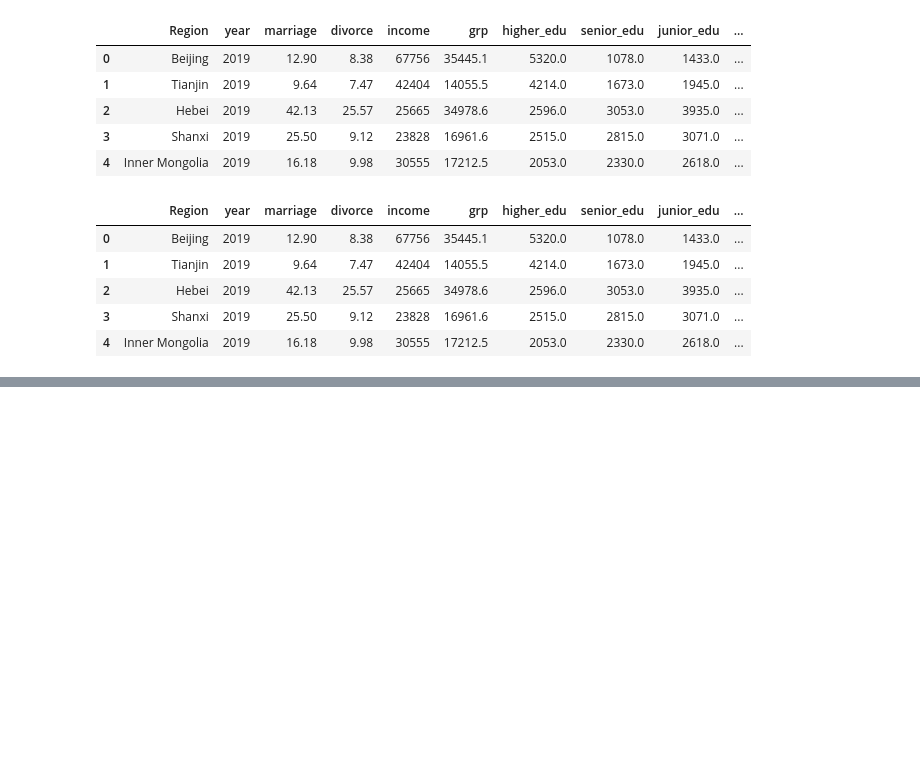
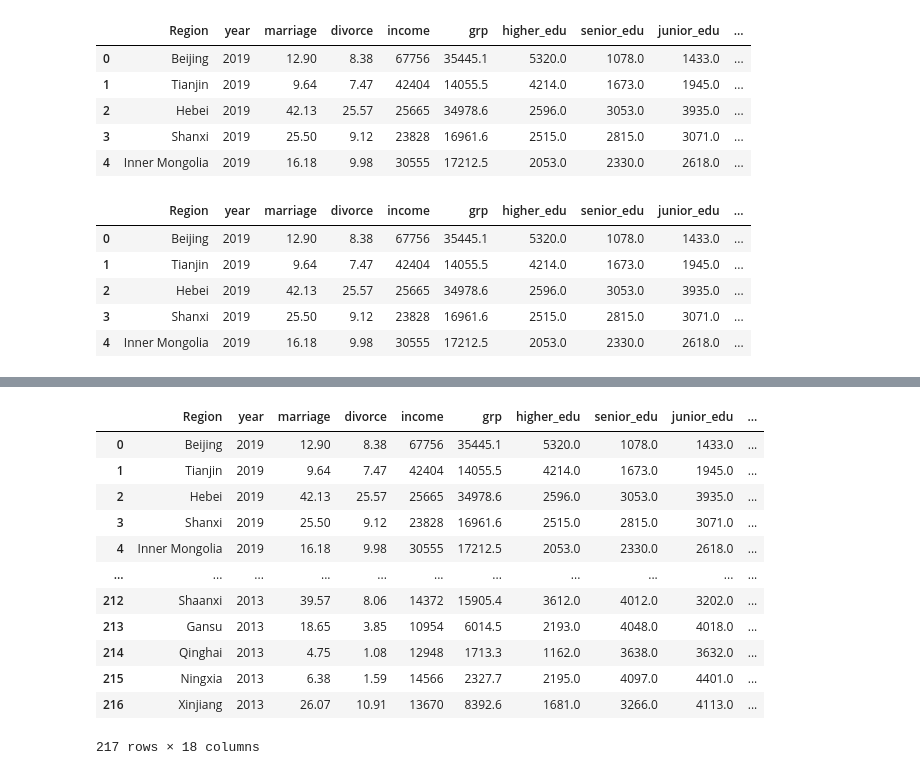
Before and after one commit to mexiliang/umich-591, a Jupyter notebook: Scatterplot.ipynb, the cells around one changed output, grey strips where cells are left out. Cells and saved outputs as stored; diff of their text form; code cells hidden in the pictures; blank space fills up the shorter version.

```diff
--- a/Scatterplot.ipynb
+++ b/Scatterplot.ipynb
@@ -315,0 +527,3 @@ merged_df.head()
+# %%
+merged_df = merged_df.merge(natural_disaster_df, on=['Region', 'year'])
+merged_df.head()
@@ -315,0 +537,3 @@ merged_df.head()
+# %%
+merged_df = merged_df.merge(urban_unemployment_df, on=['Region', 'year'])
+merged_df.head()
@@ -315,0 +547,3 @@ merged_df.head()
+# %%
+merged_df = merged_df.merge(mobile_owner_df, on=['Region', 'year'])
+merged_df.head()
@@ -315,0 +557,3 @@ merged_df.head()
+# %%
+merged_df = merged_df.merge(car_owner_df, on=['Region', 'year'])
+merged_df.head()
@@ -315,0 +602,21 @@ merged_df.head()
+# %%
+#impute Nan values with the average value of the region, over all years
+means = merged_df.groupby('Region').natural_disaster.mean()
+merged_df = merged_df.set_index(['Region'])
+merged_df.natural_disaster = merged_df.natural_disaster.fillna(means)
+merged_df = merged_df.reset_index()
+merged_df
+# %% [output]
+|  | Region | year | marriage | divorce | income | grp | higher_edu | senior_edu | junior_edu | ... |
+| 0 | Beijing | 2019 | 12.90 | 8.38 | 67756 | 35445.1 | 5320.0 | 1078.0 | 1433.0 | ... |
+| 1 | Tianjin | 2019 | 9.64 | 7.47 | 42404 | 14055.5 | 4214.0 | 1673.0 | 1945.0 | ... |
+| 2 | Hebei | 2019 | 42.13 | 25.57 | 25665 | 34978.6 | 2596.0 | 3053.0 | 3935.0 | ... |
+| 3 | Shanxi | 2019 | 25.50 | 9.12 | 23828 | 16961.6 | 2515.0 | 2815.0 | 3071.0 | ... |
+| 4 | Inner Mongolia | 2019 | 16.18 | 9.98 | 30555 | 17212.5 | 2053.0 | 2330.0 | 2618.0 | ... |
+| ... | ... | ... | ... | ... | ... | ... | ... | ... | ... | ... |
+| 212 | Shaanxi | 2013 | 39.57 | 8.06 | 14372 | 15905.4 | 3612.0 | 4012.0 | 3202.0 | ... |
+| 213 | Gansu | 2013 | 18.65 | 3.85 | 10954 | 6014.5 | 2193.0 | 4048.0 | 4018.0 | ... |
+| 214 | Qinghai | 2013 | 4.75 | 1.08 | 12948 | 1713.3 | 1162.0 | 3638.0 | 3632.0 | ... |
+| 215 | Ningxia | 2013 | 6.38 | 1.59 | 14566 | 2327.7 | 2195.0 | 4097.0 | 4401.0 | ... |
+| 216 | Xinjiang | 2013 | 26.07 | 10.91 | 13670 | 8392.6 | 1681.0 | 3266.0 | 4113.0 | ... |
+217 rows × 18 columns
```
Also changed, not shown: parts of 28 cells of this notebook.
